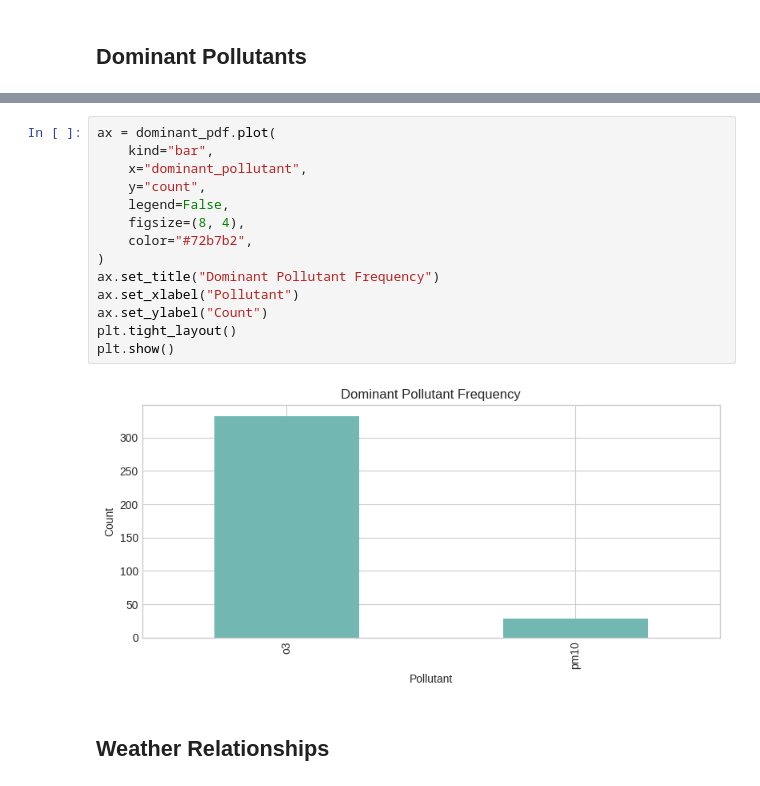
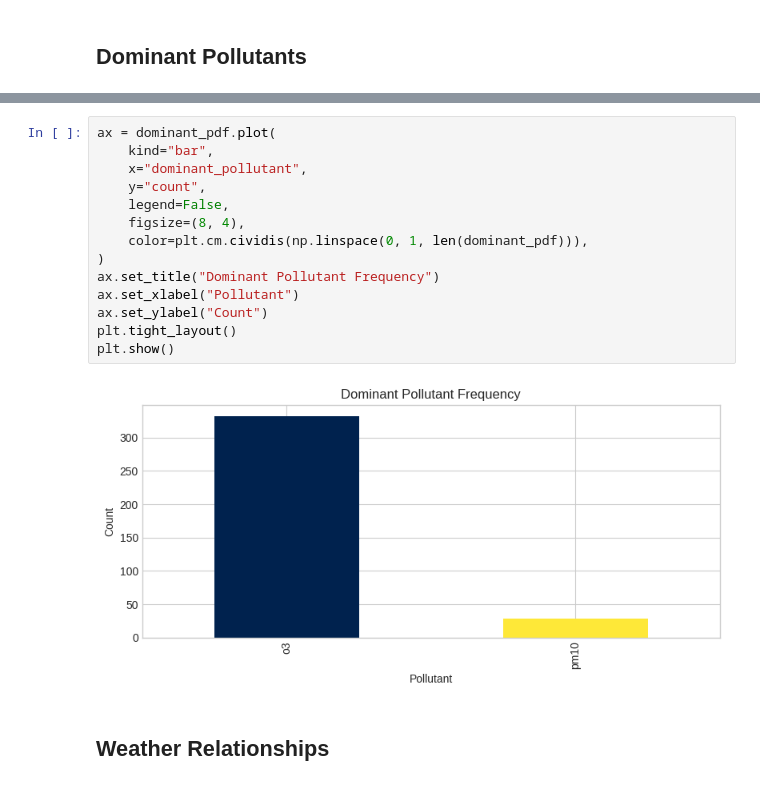
Before and after one commit to BozhidarMindov/real-time-air-quality-analytics-pipeline, a Jupyter notebook: notebooks/analytics.ipynb, the cells around one changed output, grey strips where cells are left out. Cells and saved outputs as stored; diff of their text form.

```diff
--- a/notebooks/analytics.ipynb
+++ b/notebooks/analytics.ipynb
@@ -246,19 +255,19 @@ display(dominant_pdf)
 # %%
 ax = dominant_pdf.plot(
     kind="bar",
     x="dominant_pollutant",
     y="count",
     legend=False,
     figsize=(8, 4),
-    color="#72b7b2",
+    color=plt.cm.cividis(np.linspace(0, 1, len(dominant_pdf))),
 )
 ax.set_title("Dominant Pollutant Frequency")
 ax.set_xlabel("Pollutant")
 ax.set_ylabel("Count")
 plt.tight_layout()
 plt.show()
 # %% [output]
-[figure, old version]
+[figure, new version]
 # %% [markdown]
 ## Weather Relationships
 # %%
```
Also changed, not shown: parts of 14 cells of this notebook, 1 other file.
